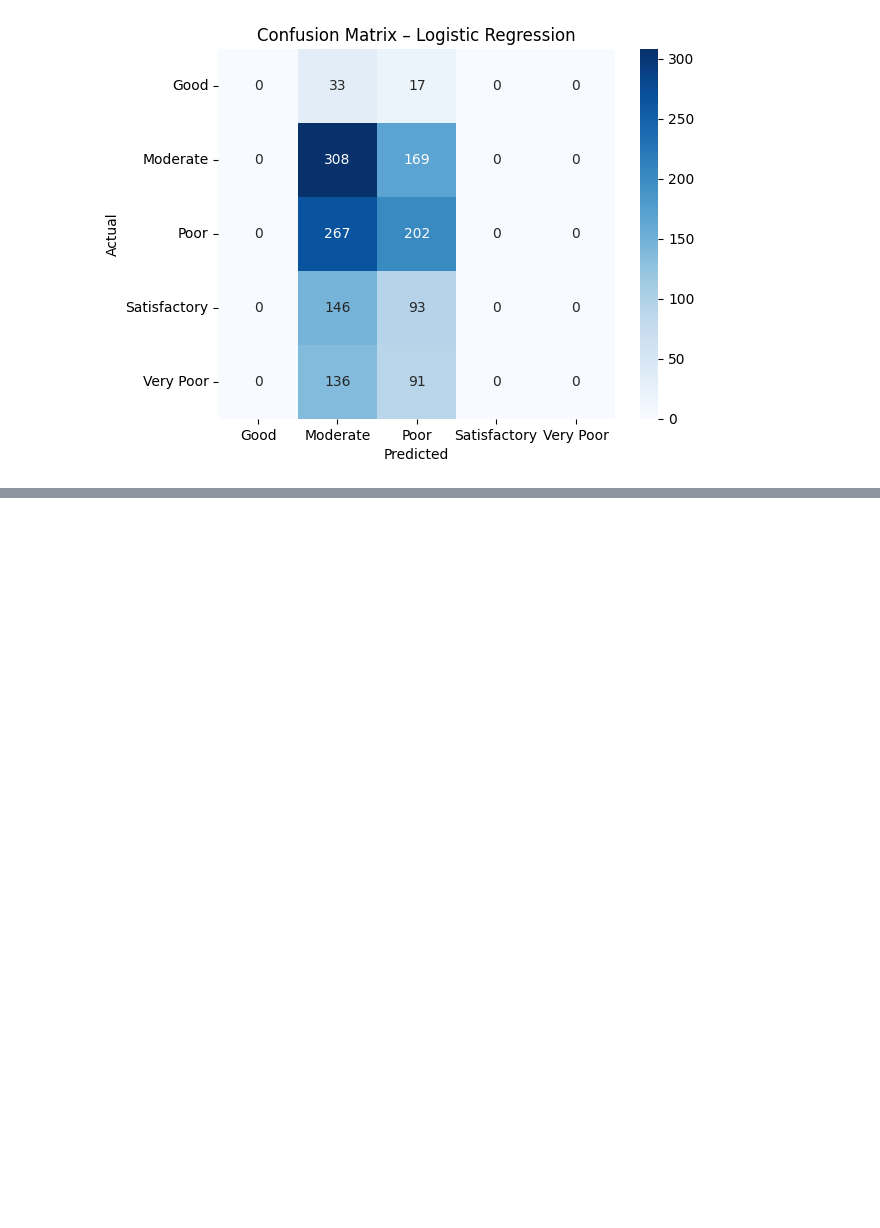
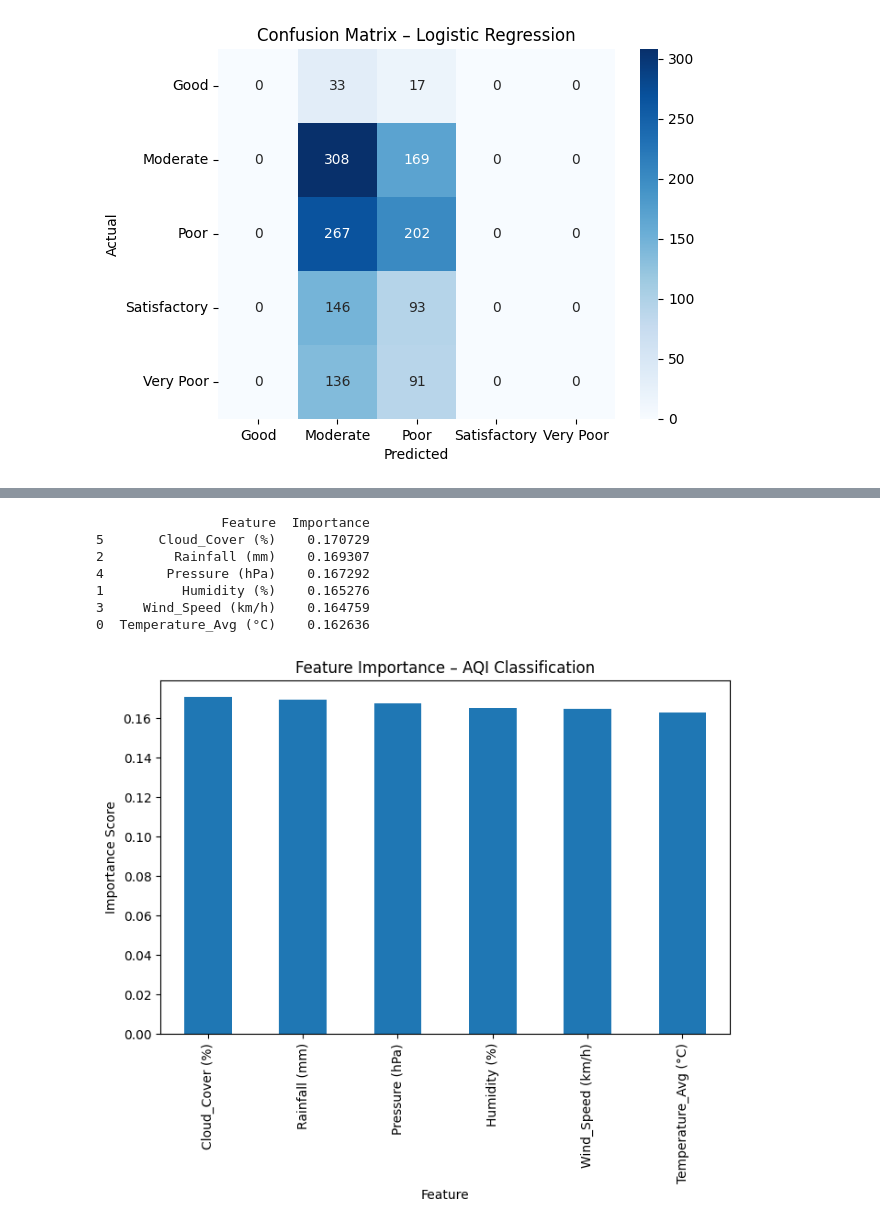
Before and after one commit to vansh070605/ClimaSense, a Jupyter notebook: Climate.ipynb, the cells around one changed output, grey strips where cells are left out. Cells and saved outputs as stored; diff of their text form; code cells hidden in the pictures; blank space fills up the shorter version.

```diff
--- a/Climate.ipynb
+++ b/Climate.ipynb
@@ -379,0 +806,24 @@ plt.show()
+# %%
+importance_df = pd.DataFrame({
+    'Feature': features,
+    'Importance': xgb_clf.feature_importances_
+}).sort_values(by='Importance', ascending=False)
+
+print(importance_df)
+
+importance_df.plot(
+    x='Feature', y='Importance',
+    kind='bar', legend=False, figsize=(8,5)
+)
+plt.title("Feature Importance – AQI Classification")
+plt.ylabel("Importance Score")
+plt.show()
+# %% [output]
+                Feature  Importance
+5       Cloud_Cover (%)    0.170729
+2         Rainfall (mm)    0.169307
+4        Pressure (hPa)    0.167292
+1          Humidity (%)    0.165276
+3     Wind_Speed (km/h)    0.164759
+0  Temperature_Avg (°C)    0.162636
+[figure, added]
```
Also changed, not shown: parts of 23 cells of this notebook.
